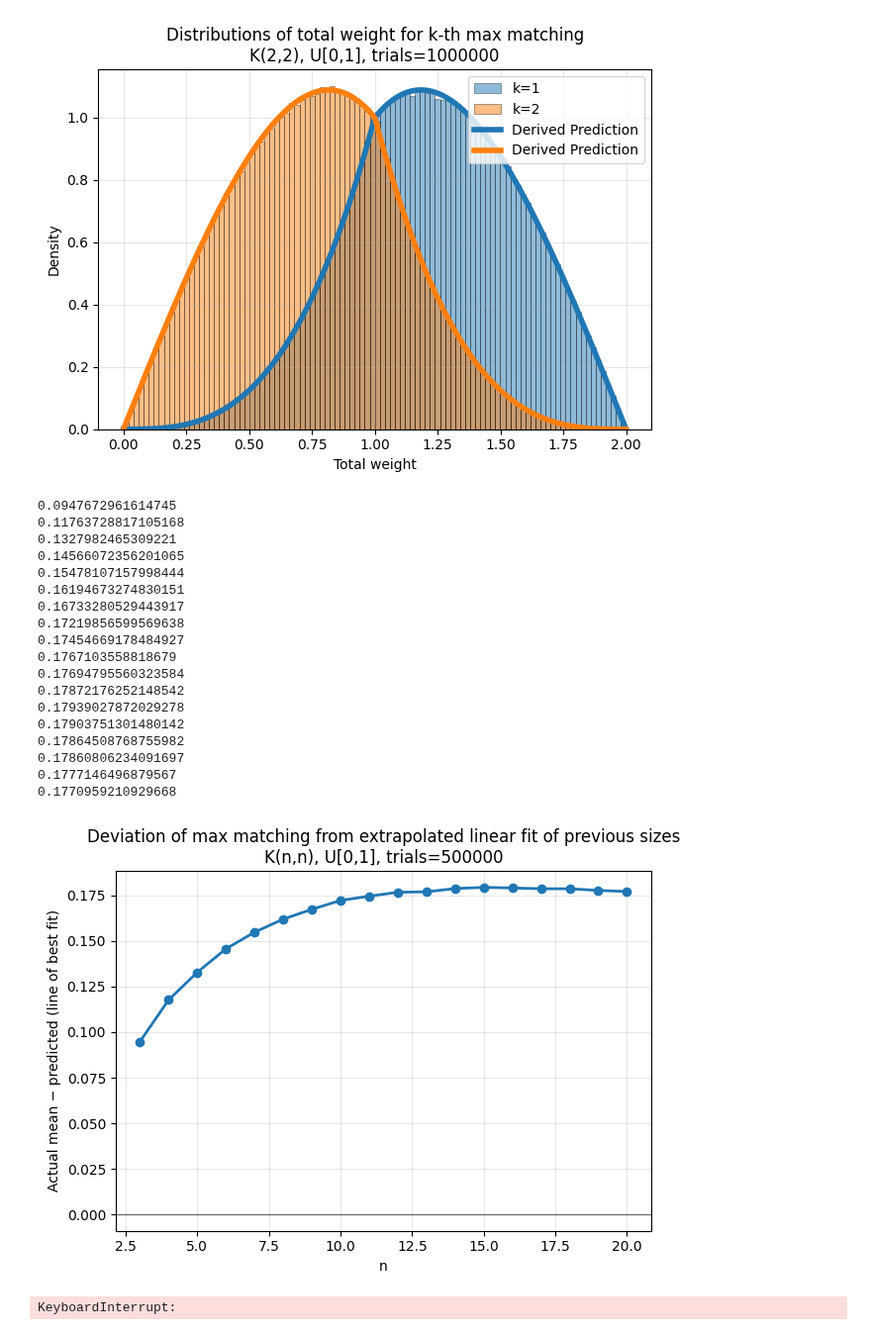
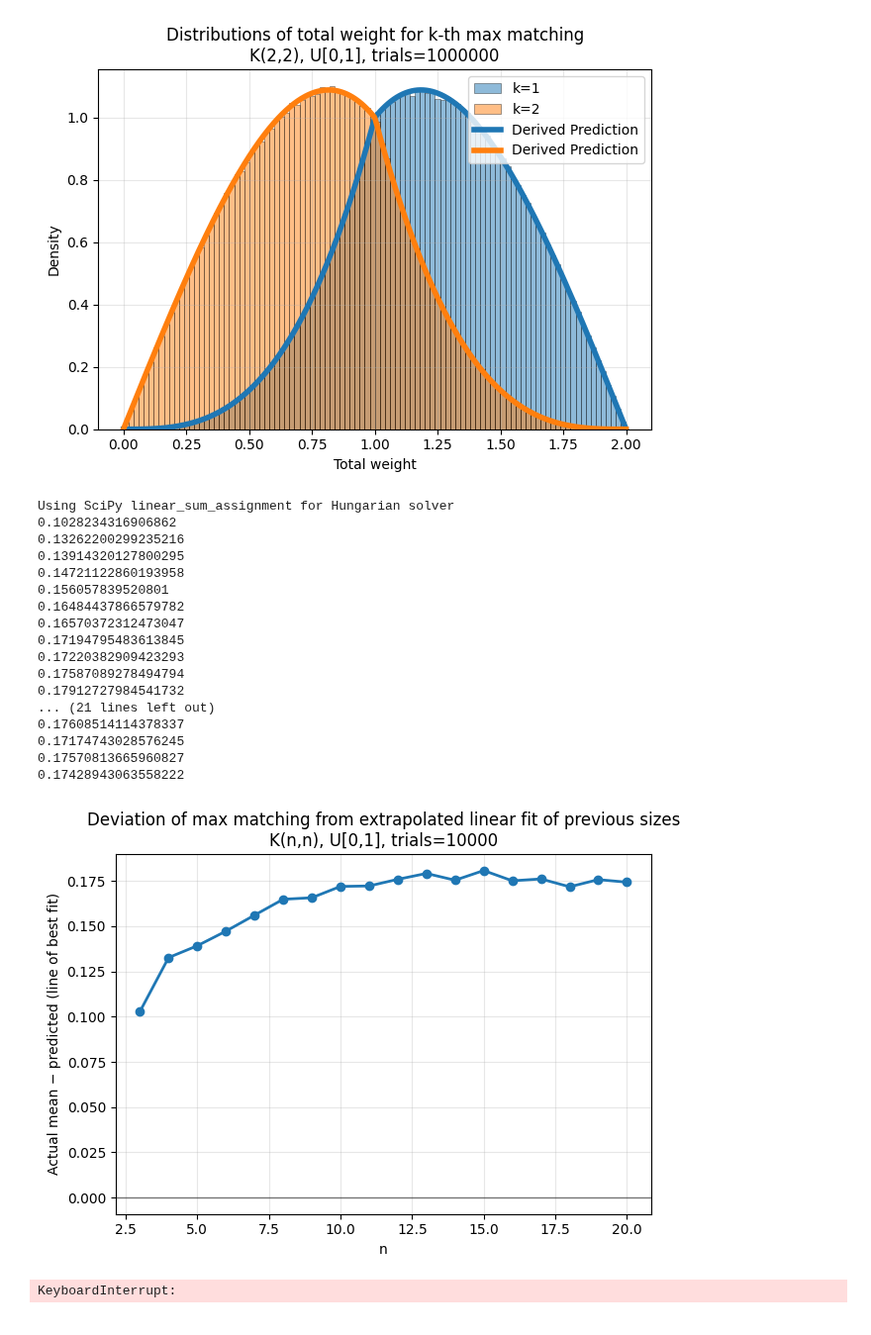
Before and after one commit to naman-doshi/successive-bipartite-matching, a Jupyter notebook: match.ipynb, the cells around one changed output. Shown at 99% size. Cells and saved outputs as stored; diff of their text form; code cells hidden in the pictures.

```diff
--- a/match.ipynb
+++ b/match.ipynb
@@ -760,27 +807,26 @@ k=1, n=2, trials=1000000: mean=1.233515, std=0.335239
 k=2, n=2, trials=1000000: mean=0.766755, std=0.335112
 [figure]
 # %%
-plot_final_matching_distributions_for_ns(20, trials=500000)
+plot_final_matching_distributions_for_ns(20, trials=10000)
 # %% [output]
-0.0947672961614745
-0.11763728817105168
-0.1327982465309221
-0.14566072356201065
-0.15478107157998444
-0.16194673274830151
-0.16733280529443917
-0.17219856599569638
-0.17454669178484927
-0.1767103558818679
-0.17694795560323584
-0.17872176252148542
-0.17939027872029278
-0.17903751301480142
-0.17864508768755982
-0.17860806234091697
-0.1777146496879567
-0.1770959210929668
+Using SciPy linear_sum_assignment for Hungarian solver
+0.1028234316906862
+0.13262200299235216
+0.13914320127800295
+0.14721122860193958
+0.156057839520801
+0.16484437866579782
+0.16570372312473047
+0.17194795483613845
+0.17220382909423293
+0.17587089278494794
+0.17912727984541732
+... (21 lines left out)
+0.17608514114378337
+0.17174743028576245
+0.17570813665960827
+0.17428943063558222
-[figure, old version]
+[figure, new version]
 # %%
 print(deviation_of_max_matching_at_n(30, 500000))
 # %% [output]
```
Also changed, not shown: parts of 3 cells of this notebook.
